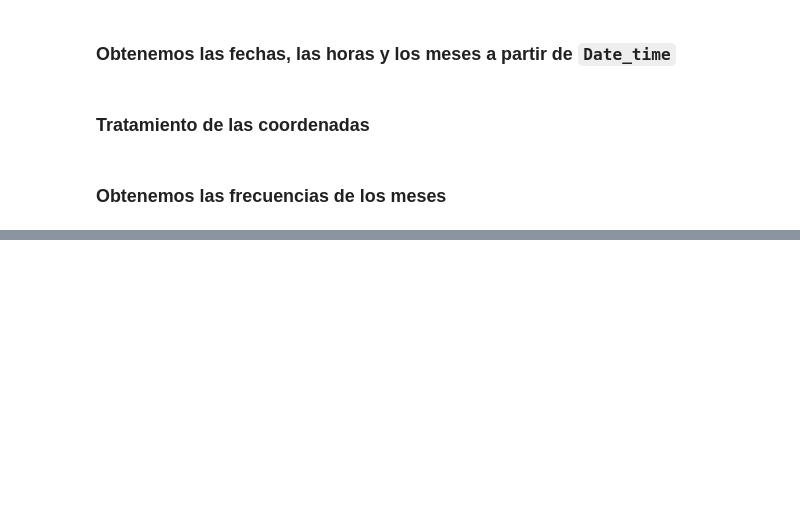
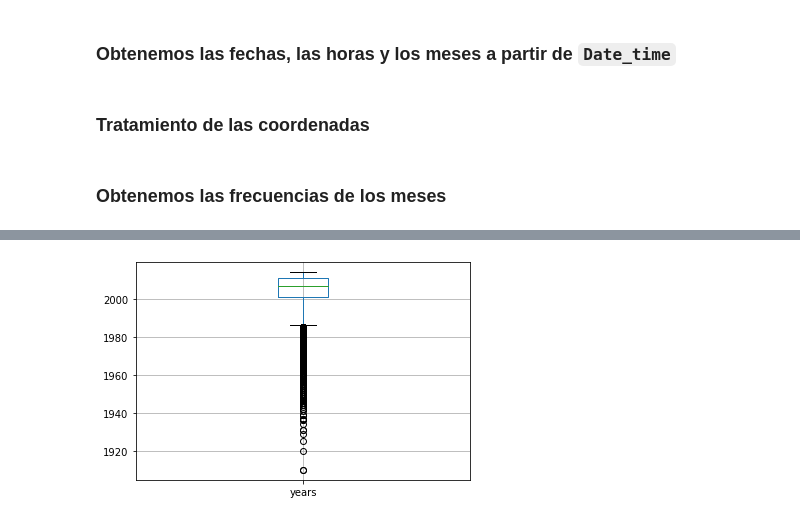
Before and after one commit to ElenaCerezoSwing/visualizing-real-world-data-project, a Jupyter notebook: Methods/main.ipynb, the cells around one changed output, grey strips where cells are left out. Saved outputs shown, nothing was run; the diff lists cells and outputs as text; code cells hidden in the pictures; blank space fills up the shorter version.

```diff
--- a/Methods/main.ipynb
+++ b/Methods/main.ipynb
@@ -25,0 +47,4 @@ monthly_freq2 = get_frequencies(ufo2, 'months')
+# %%
+get_boxplot(ufo2, 'years')
+# %% [output]
+[figure, added]
```
Also changed, not shown: parts of 13 cells of this notebook, 7 other files.
